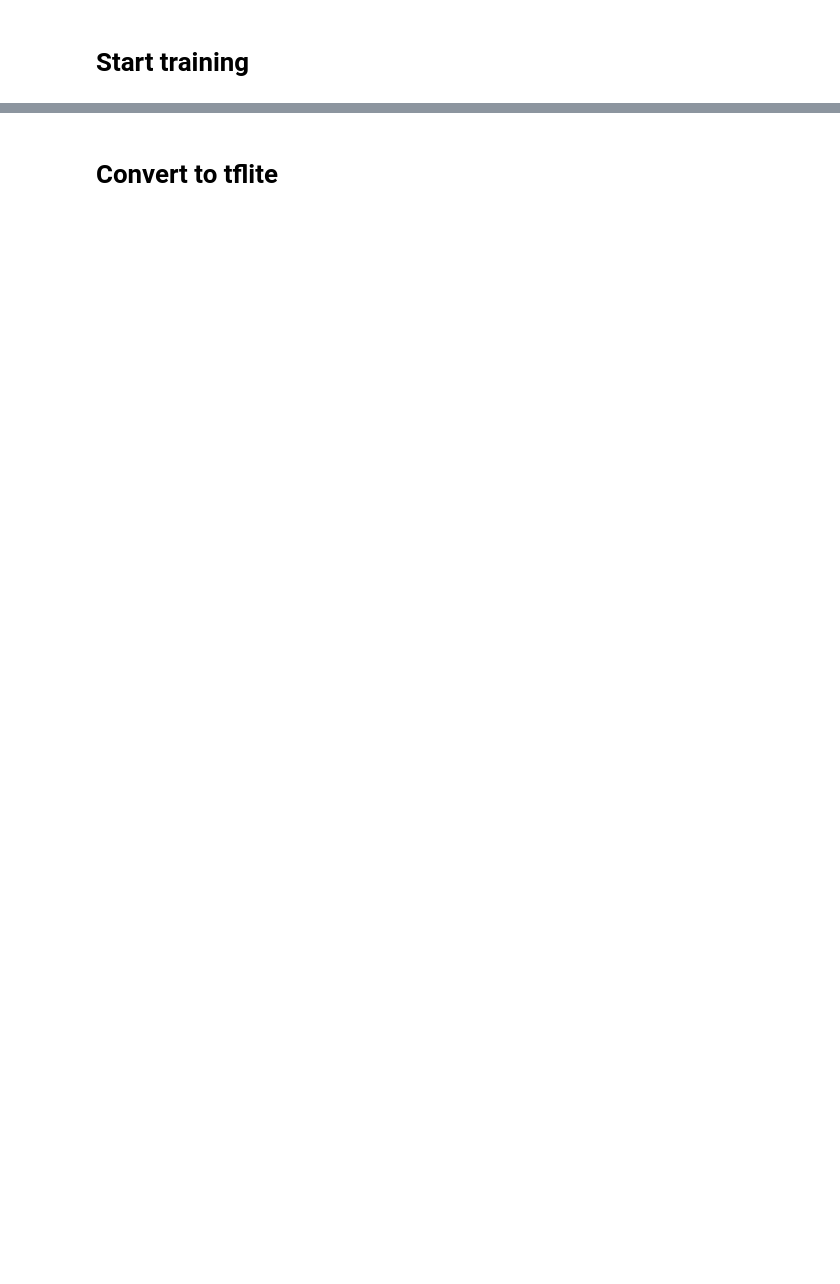
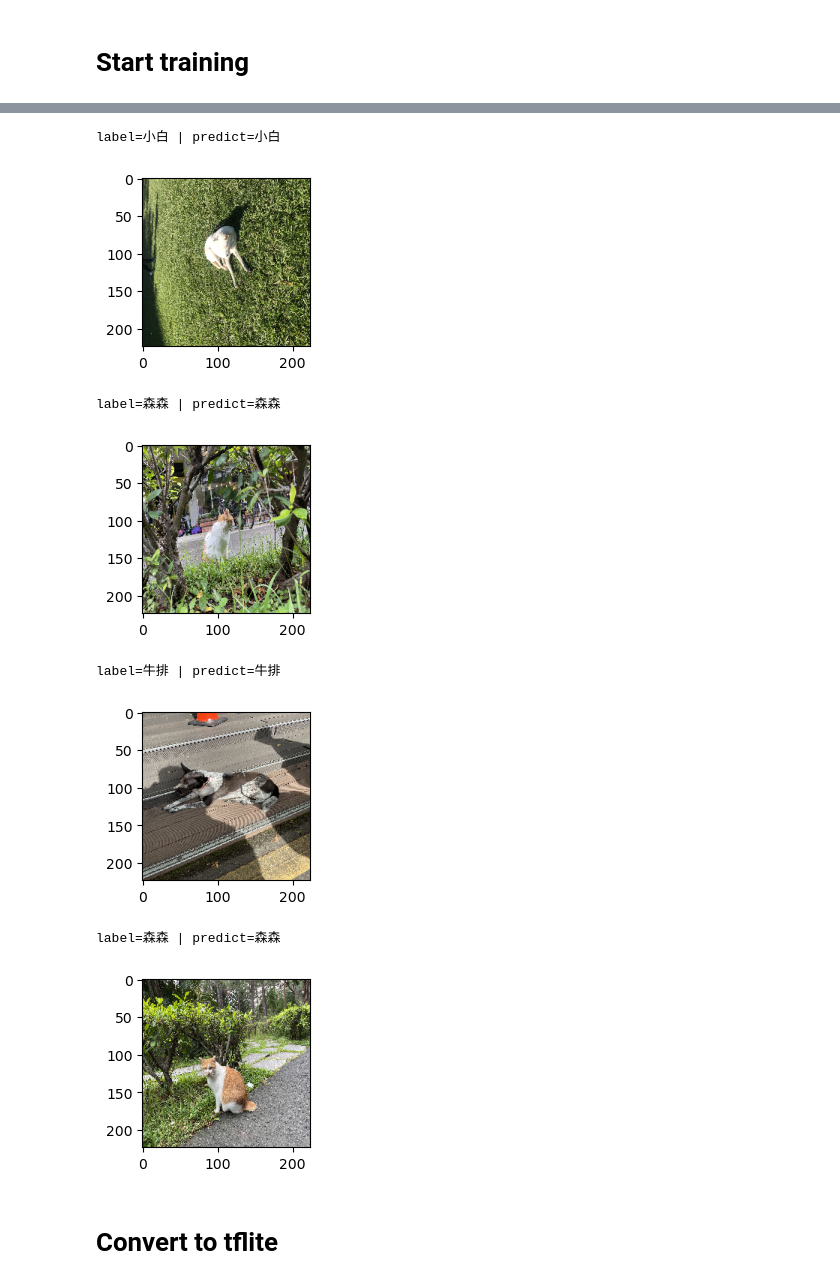
Before and after one commit to yuxunnn/NTHU_WhoAreYouDoggy, a Jupyter notebook: model.ipynb, the cells around one changed output, grey strips where cells are left out. Drawn from its saved outputs; the diff is of its cells as text; code cells hidden in the pictures; blank space fills up the shorter version.

Commit message:
compare true and predict

```diff
--- a/model.ipynb
+++ b/model.ipynb
@@ -132,6 +132,9 @@ _________________________________________________________________
 # my_callback = [tf.keras.callbacks.ModelCheckpoint(
 #     filepath='model_save/model_{epoch:03d}'
 # )]
+
+STEP_SIZE_TRAIN = train_generator.n // train_generator.batch_size
+STEP_SIZE_VALID = valid_generator.n // valid_generator.batch_size
 
 model.compile(optimizer=tf.keras.optimizers.Adam(),
               loss=tf.keras.losses.BinaryCrossentropy(),
@@ -140,7 +143,9 @@ model.compile(optimizer=tf.keras.optimizers.Adam(),
 
 history = model.fit(
     train_generator,
-    validation_data = valid_generator,
+    steps_per_epoch=STEP_SIZE_TRAIN,
+    validation_data=valid_generator,
+    validation_steps=STEP_SIZE_VALID,
     epochs=10
 )
 
@@ -203,0 +209,16 @@ Validation accuracy: 0.8081395626068115
+# %%
+images = []
+labels = []
+predictions = []
+
+for data, label in valid_generator:
+
+    prediction = np.argmax(model.predict(data), axis=1)
+    predictions.extend(prediction)
+
+    images.extend(data)
+
+    labels.extend(np.argmax(label, axis=1))
+
+    if (len(predictions) == valid_generator.n):
+        break
@@ -204,14 +233,18 @@ Validation accuracy: 0.8081395626068115
 # %%
-# prediction = model.predict(valid_generator, verbose=0)
-# prediction = np.argmax(prediction, axis=1)
-
-# images = valid_generator[0][0]
-# labels = np.argmax(valid_generator[0][1], axis=1)
-
-# for i in range(9):
-#     print(f"label={label_classes[labels[i]]} | predict={label_classes[prediction[i]]}")
-#     plt.imshow(images[i])
-#     plt.show()
+for i in range(4):
+    print(f"label={label_classes[labels[i]]} | predict={label_classes[predictions[i]]}")
+    plt.subplot(2, 2, i+1)
+    plt.imshow(images[i])
+    plt.show()
+# %% [output]
+label=小白 | predict=小白
+[figure, added]
+label=森森 | predict=森森
+[figure, added]
+label=牛排 | predict=牛排
+[figure, added]
+label=森森 | predict=森森
+[figure, added]
 # %% [markdown]
 # Convert to tflite
 # %%
```
Also changed, not shown: parts of 6 cells of this notebook.
